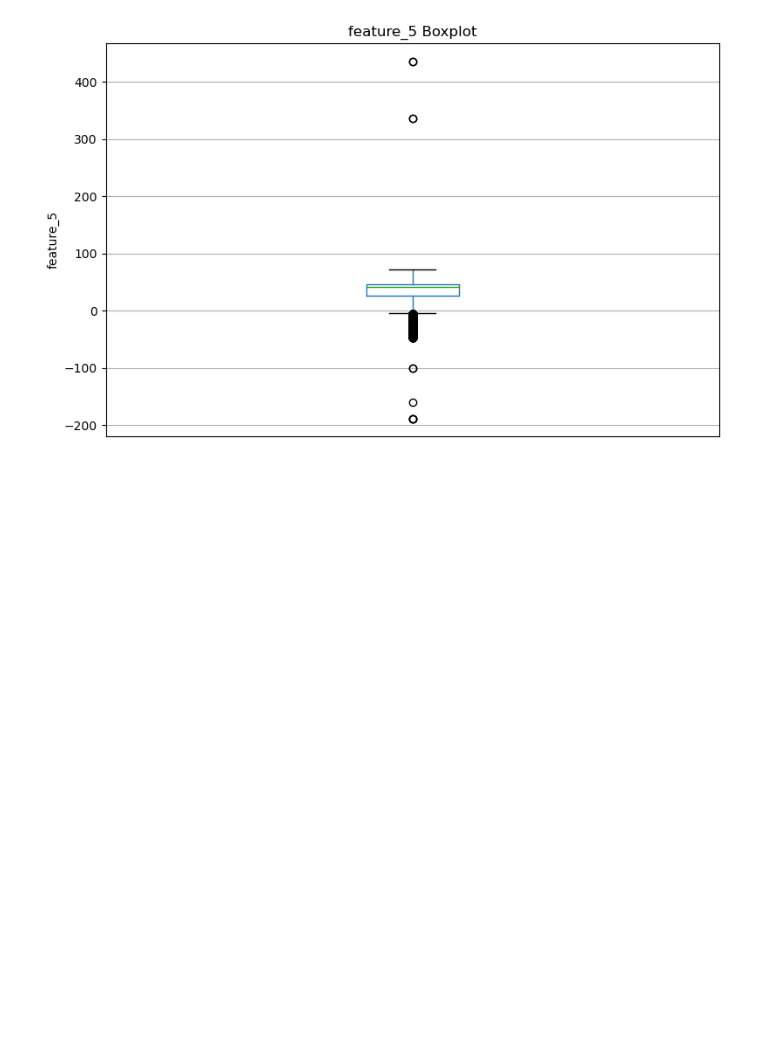
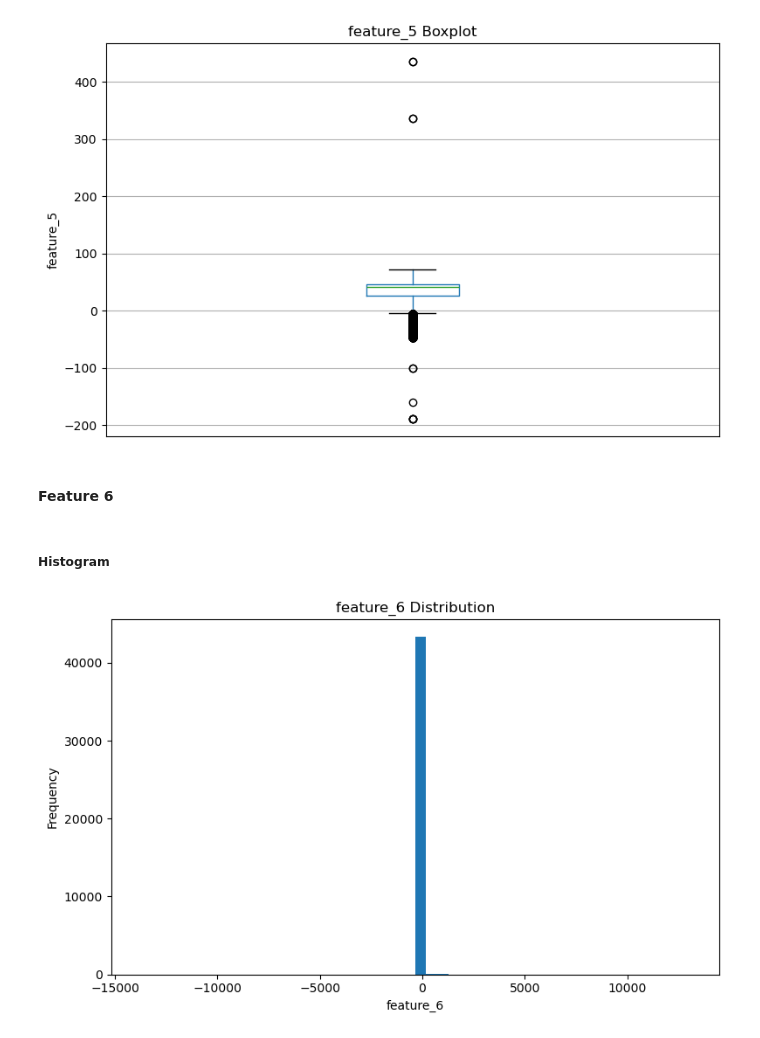
Before and after one commit to Daniyaliranmehr/Neural-Network-Training-Techniques, a Jupyter notebook: notebooks/01_data_preparation.ipynb, the cells around one changed output. Saved outputs shown, nothing was run; the diff lists cells and outputs as text; code cells hidden in the pictures; blank space fills up the shorter version.

```diff
--- a/notebooks/01_data_preparation.ipynb
+++ b/notebooks/01_data_preparation.ipynb
@@ -173,3 +173,11 @@ visualization.plot_histogram(df, column='feature_5', save_path='../assets')
 visualization.plot_boxplot(df, column='feature_5', save_path='../assets/')
 # %% [output]
 [figure]
+# %% [markdown]
+#### Feature 6
+# %% [markdown]
+##### Histogram
+# %%
+visualization.plot_histogram(df, column='feature_6', save_path='../assets')
+# %% [output]
+[figure, added]
```
Also changed, not shown: parts of 2 cells of this notebook, 3 other files.
